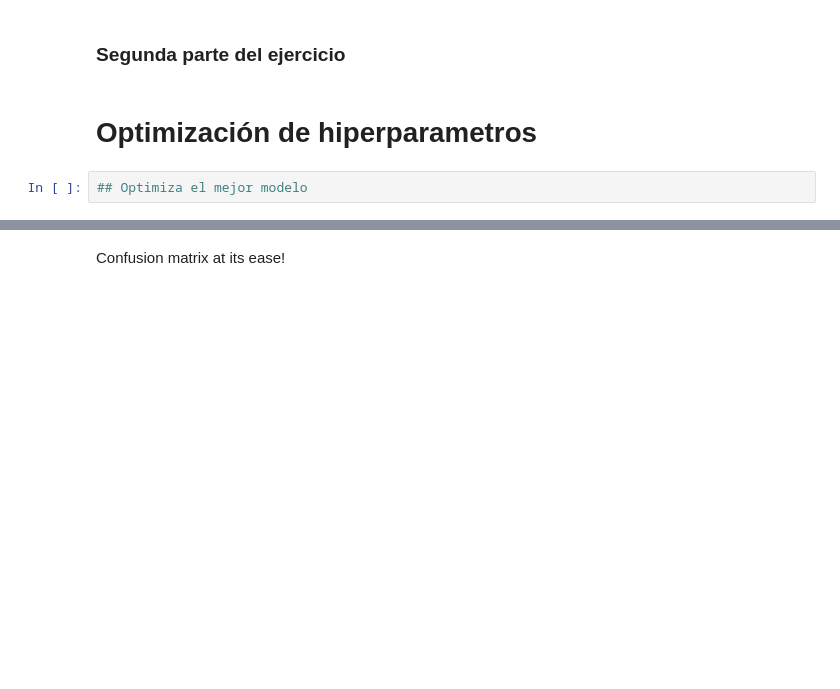
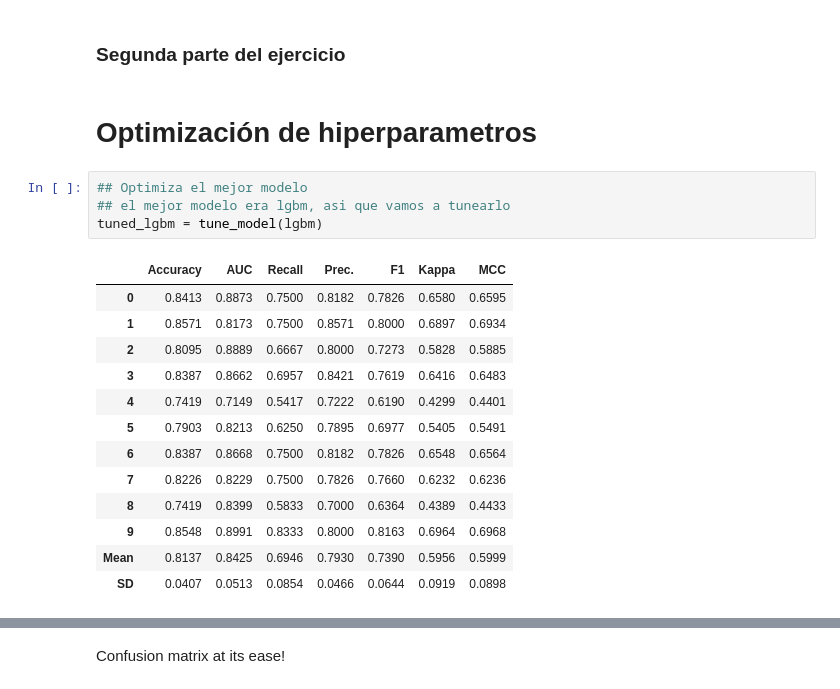
Before and after one commit to carlosaruy/pycaretyTPOT, a Jupyter notebook: 2.1_Ejercicio Pycaret.ipynb, the cells around one changed output, grey strips where cells are left out. Drawn from its saved outputs; the diff is of its cells as text; blank space fills up the shorter version.

```diff
--- a/2.1_Ejercicio Pycaret.ipynb
+++ b/2.1_Ejercicio Pycaret.ipynb
@@ -132,8 +132,24 @@ lgbm = create_model('lightgbm')
 ### Segunda parte del ejercicio
 # %% [markdown]
 # Optimización de hiperparametros
-# %%
-## Optimiza el mejor modelo
+# %%
+## Optimiza el mejor modelo
+## el mejor modelo era lgbm, asi que vamos a tunearlo
+tuned_lgbm = tune_model(lgbm)
+# %% [output]
+|  | Accuracy | AUC | Recall | Prec. | F1 | Kappa | MCC |
+| 0 | 0.8413 | 0.8873 | 0.7500 | 0.8182 | 0.7826 | 0.6580 | 0.6595 |
+| 1 | 0.8571 | 0.8173 | 0.7500 | 0.8571 | 0.8000 | 0.6897 | 0.6934 |
+| 2 | 0.8095 | 0.8889 | 0.6667 | 0.8000 | 0.7273 | 0.5828 | 0.5885 |
+| 3 | 0.8387 | 0.8662 | 0.6957 | 0.8421 | 0.7619 | 0.6416 | 0.6483 |
+| 4 | 0.7419 | 0.7149 | 0.5417 | 0.7222 | 0.6190 | 0.4299 | 0.4401 |
+| 5 | 0.7903 | 0.8213 | 0.6250 | 0.7895 | 0.6977 | 0.5405 | 0.5491 |
+| 6 | 0.8387 | 0.8668 | 0.7500 | 0.8182 | 0.7826 | 0.6548 | 0.6564 |
+| 7 | 0.8226 | 0.8229 | 0.7500 | 0.7826 | 0.7660 | 0.6232 | 0.6236 |
+| 8 | 0.7419 | 0.8399 | 0.5833 | 0.7000 | 0.6364 | 0.4389 | 0.4433 |
+| 9 | 0.8548 | 0.8991 | 0.8333 | 0.8000 | 0.8163 | 0.6964 | 0.6968 |
+| Mean | 0.8137 | 0.8425 | 0.6946 | 0.7930 | 0.7390 | 0.5956 | 0.5999 |
+| SD | 0.0407 | 0.0513 | 0.0854 | 0.0466 | 0.0644 | 0.0919 | 0.0898 |
 # %%
 plot_model(estimator = tuned_lgbm, plot = 'learning')
 # %% [output]
```
Also changed, not shown: parts of 10 cells of this notebook, 6 other files.
